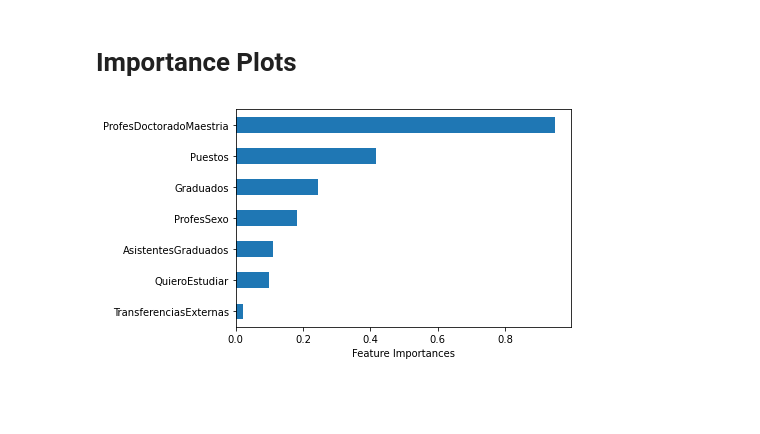
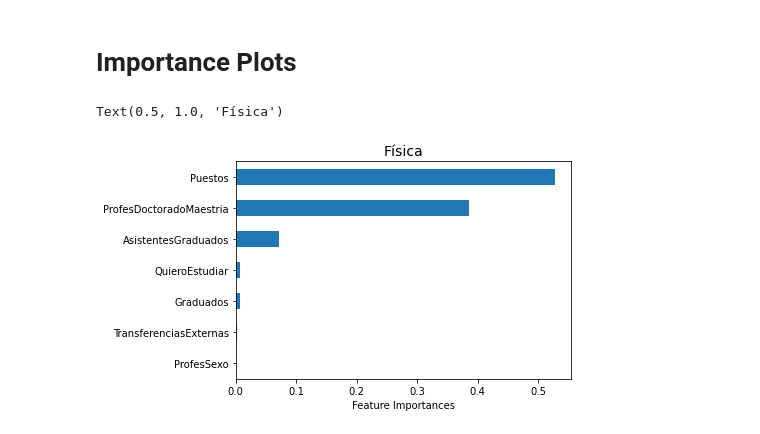
Before and after one commit to sanhq17/CienciaDeDatos-Taller3, a Jupyter notebook: DoblePrograma_Analisis.ipynb, the cells around one changed output. Cells and saved outputs as stored; diff of their text form; code cells hidden in the pictures; blank space fills up the shorter version.

```diff
--- a/DoblePrograma_Analisis.ipynb
+++ b/DoblePrograma_Analisis.ipynb
@@ -111,4 +123,6 @@ Text(0.5, 0, 'Feature Importances')
 # %%
+# Función que retorna R2, vector de predicción/validación y modelo de regresion GB
+# según la carrera objetivo como parámetro
 def darPrediccion(objetivo):
     dataTrain1 = pd.read_excel('Datos_Limpios/datos2019_V'+str(V)+'.xlsx')
     dataTrain2 = pd.read_excel('Datos_Limpios/datos2020_V'+str(V)+'.xlsx')
@@ -136,5 +150,5 @@ def darPrediccion(objetivo):
     prediction = GB.predict(X_test)
     R2 = r2_score(Y_test, prediction)
 
-    return [R2, prediction, Y_test]
+    return [R2, prediction, Y_test, GB]
 # %%
@@ -244,16 +265,16 @@ plt.savefig('Otras.svg')
 # %% [markdown]
 # Importance Plots
 # %%
-dataFacultad = pd.read_excel('Datos/facultadesProgramas.xlsx')
-strFacultad = ['Ciencias']
+objetivo = 'Física'
+[x1,x2,x3,GB] = darPrediccion(objetivo)
 
-imp = np.zeros((1,len(predictors)))
-
-for i in range(nCarreras):
-    importance = darPrediccion(carreras[i])
-
-    if(dataFacultad.loc[dataFacultad['Programa'] == carreras[i]]['Facultad'].to_numpy()[0] in strFacultad):
-        imp = np.vstack((imp, importance))
-imp = np.delete(imp, 0, 0)
+ii = np.argsort(GB.feature_importances_)
+importances = GB.feature_importances_[ii]
+predictors = predictors[ii]
+a = pd.Series(importances, index=predictors)
+a.plot(kind='barh')
+plt.xlabel('Feature Importances')
+plt.title(objetivo, fontsize = 14)
 # %% [output]
+Text(0.5, 1.0, 'Física')
-[figure, old version]
+[figure, new version]
```
Also changed, not shown: parts of 19 cells of this notebook.
